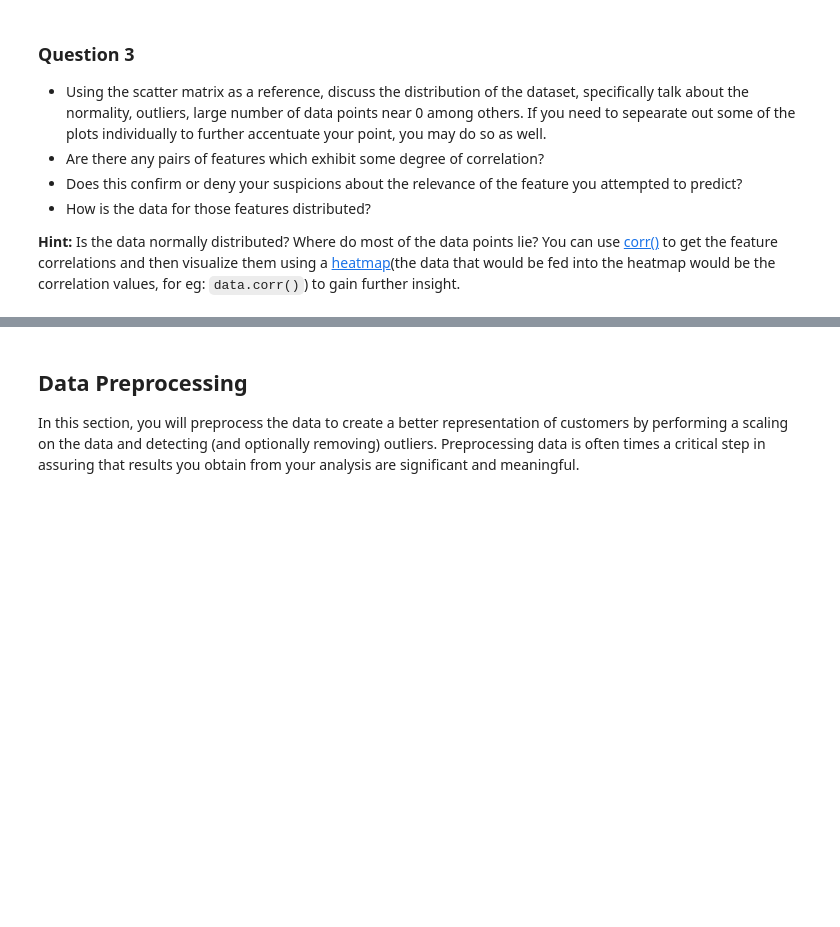
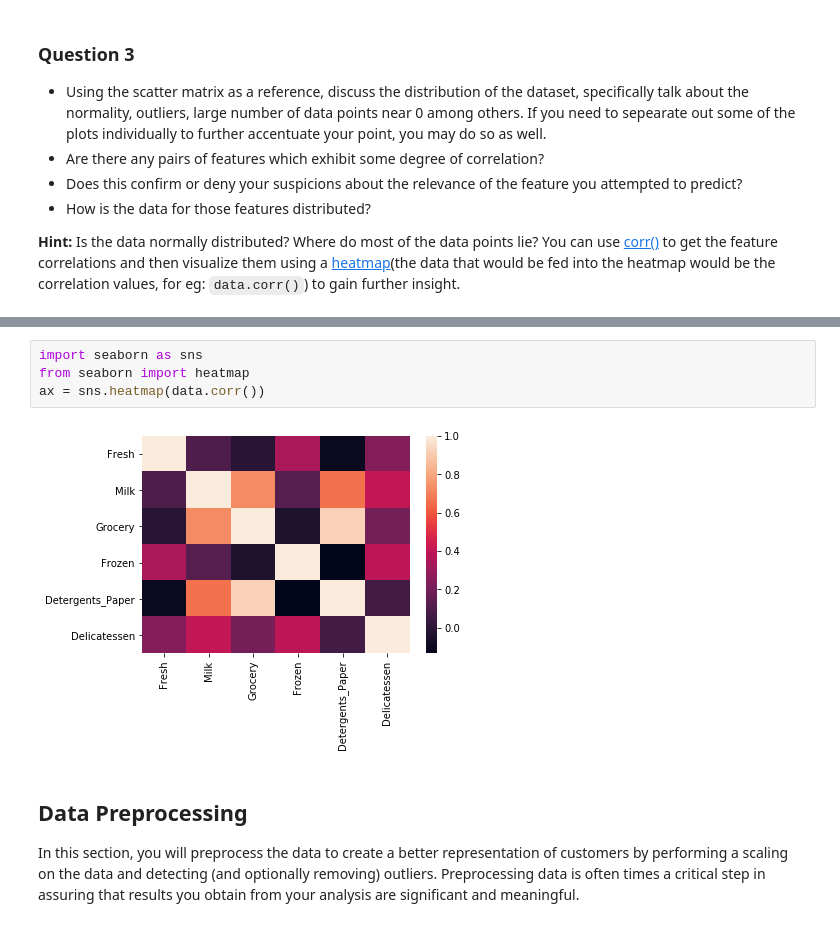
Before and after one commit to amin-amirali/udacity-ml, a Jupyter notebook: customer_segments/customer_segments.ipynb, the cells around one changed output, grey strips where cells are left out. Cells and saved outputs as stored; diff of their text form; blank space fills up the shorter version.

```diff
--- a/customer_segments/customer_segments.ipynb
+++ b/customer_segments/customer_segments.ipynb
@@ -161,3 +172,9 @@ pd.scatter_matrix(data, alpha = 0.3, figsize = (14,8), diagonal = 'kde');
+# %%
+import seaborn as sns
+from seaborn import heatmap
+ax = sns.heatmap(data.corr())
+# %% [output]
+[figure, added]
 # %% [markdown]
 ## Data Preprocessing
 In this section, you will preprocess the data to create a better representation of customers by performing a scaling on the data and detecting (and optionally removing) outliers. Preprocessing data is often times a critical step in assuring that results you obtain from your analysis are significant and meaningful.
```
Also changed, not shown: parts of 10 cells of this notebook.
